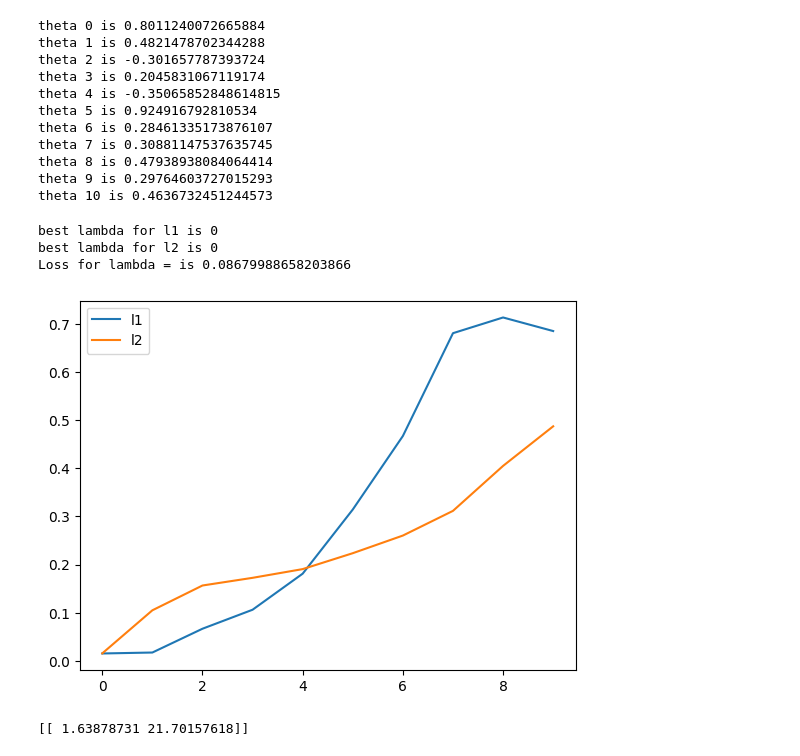
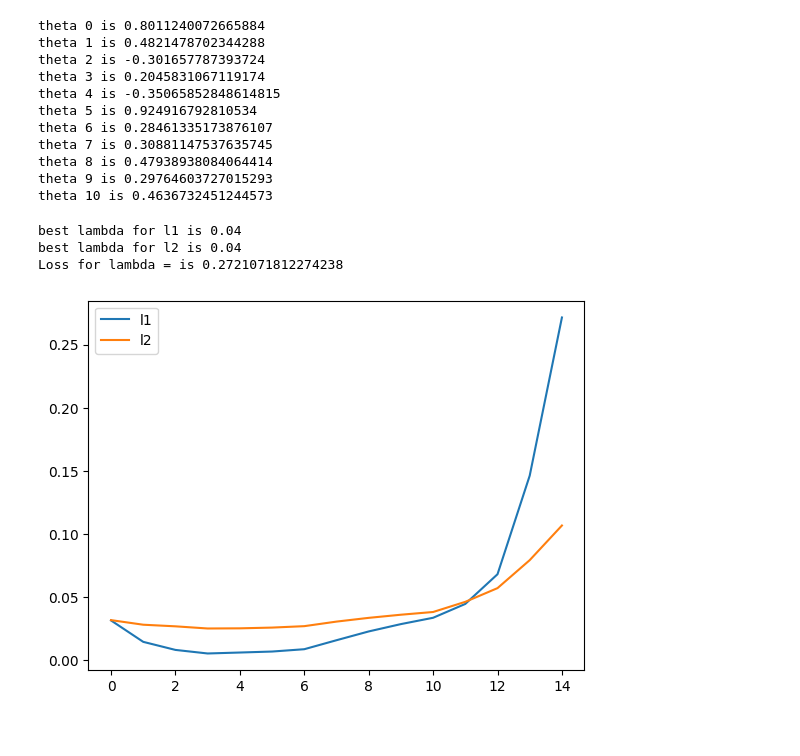
Before and after one commit to ShyEagle21/Practice, a Jupyter notebook: ML_C1_PSET1.ipynb, the cells around one changed output. Cells and saved outputs as stored; diff of their text form; code cells hidden in the pictures.

```diff
--- a/ML_C1_PSET1.ipynb
+++ b/ML_C1_PSET1.ipynb
@@ -371,9 +372,10 @@ def sweep_hyperparameters(X_train, y_train, X_val, y_val, lmbds, phis, pens):
     '''
     Finds the best settings of lambda and phi, and trains a logistic regression model with these parameters.
     '''
-    best_lmbd, best_phi, best_theta = None, None, None
-    best_err = float('inf')
+
     for pen in pens:
+        best_lmbd, best_phi, best_theta = None, None, None
+        best_err = float('inf')
         loss_tracker = []
         for phi in phis:
             for lmbd in lmbds:
@@ -412,11 +414,11 @@ def train_and_eval_model(X, y, X_test, y_test, lmbds, phis, pen):
     '''
     # 1. Split data into groups
     n_samples = len(X)
-    n_train = int(n_samples * 0.5)
+    n_train = int(n_samples * 0.75)
     n_val = int(n_samples * 0.25)
     X_train, y_train = X[:n_train], y[:n_train]
     X_val, y_val = X[n_train:n_train+n_val], y[n_train:n_train+n_val]
-    X_test, y_test = X[n_train+n_val:], y[n_train+n_val:]
+
 
     # 2. Choose best hyperparameters and train model w/ these parameters
     best_lmbd, best_phi, best_theta = sweep_hyperparameters(X_train, y_train, X_val, y_val, lmbds, phis, pen)
@@ -427,22 +429,22 @@ def train_and_eval_model(X, y, X_test, y_test, lmbds, phis, pen):
 # %%
 #N = 100
 #d = 5
 
 #phis = [np.random.choice(a=[True, False], size=d) for i in range(3)]
 # make sure at least one feature from each feature mask is selected
 #for phi in phis:
  #   phi[0] = True
 
 phis = [[True,True,True,True,True,True,True,True,True, True,True]]
 penalty = ['l1', 'l2']
-lmbds = [0, 0.1, 0.5, 1, 2, 5, 10, 20, 50, 100]
+lmbds = [0, 0.01, 0.02, .04, .05, .07, .1, .2, .3, .4, .5, 1, 2, 5, 10]
 best_lmbd, best_phi, best_theta, test_loss = train_and_eval_model(X, y, X_test, y_test, lmbds, phis, penalty)
 print(f'Loss for lambda = is {test_loss}')
 # %% [output]
-best lambda for l1 is 0
-best lambda for l2 is 0
-Loss for lambda = is 0.08679988658203866
+best lambda for l1 is 0.04
+best lambda for l2 is 0.04
+Loss for lambda = is 0.2721071812274238
-[figure, old version]
+[figure, new version]
 # %%
 from itertools import combinations
 
@@ -462,4 +464,0 @@ phi_list = generate_combinations()
-# %%
-print(best_theta.coef_)
-# %% [output]
-[[ 1.63878731 21.70157618]]
```
Also changed, not shown: parts of 5 cells of this notebook.
